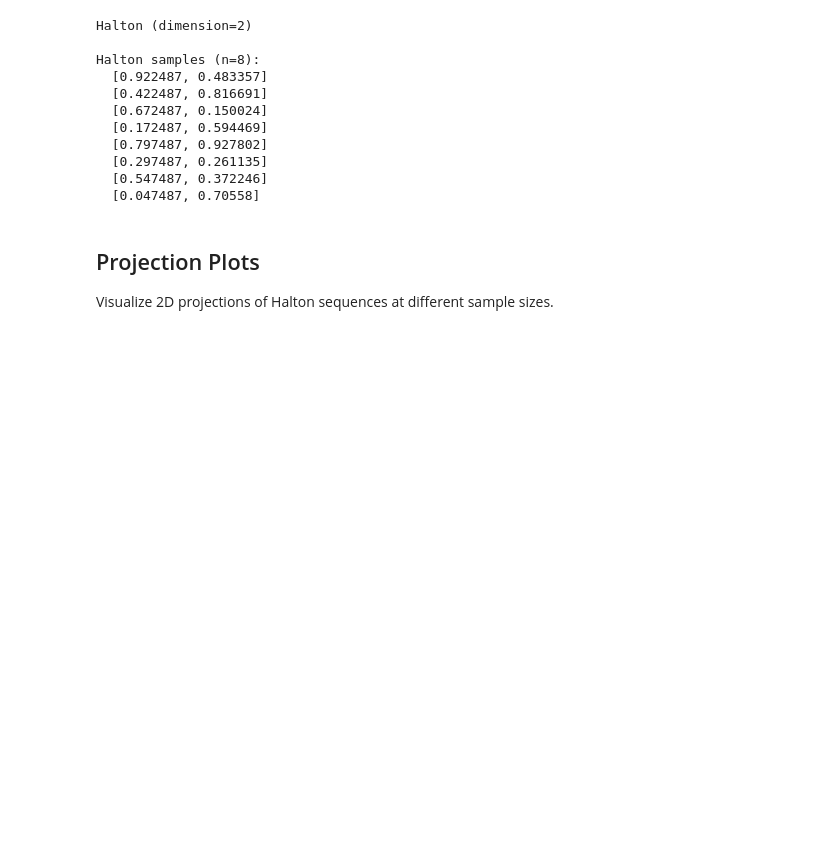
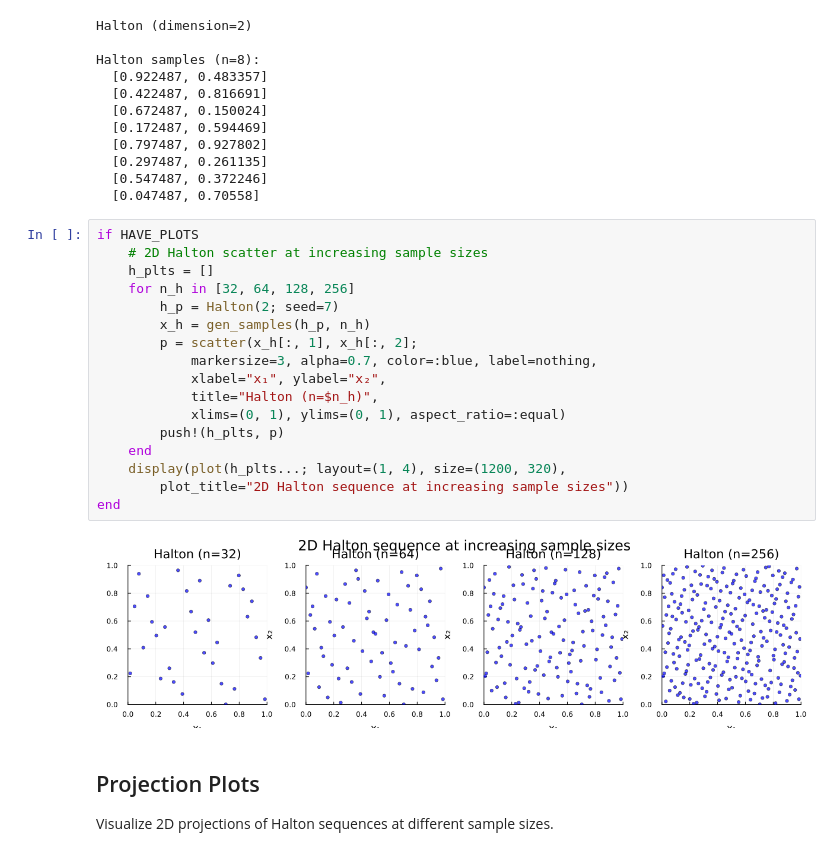
Before and after one commit to QMCSoftware/QMC.jl, a Jupyter notebook: demos/linear_scrambled_halton.ipynb, the cells around one changed output. Saved outputs shown, nothing was run; the diff lists cells and outputs as text; blank space fills up the shorter version.

```diff
--- a/demos/linear_scrambled_halton.ipynb
+++ b/demos/linear_scrambled_halton.ipynb
@@ -53,6 +56,25 @@ Halton samples (n=8):
   [0.297487, 0.261135]
   [0.547487, 0.372246]
   [0.047487, 0.70558]
+# %%
+if HAVE_PLOTS
+    # 2D Halton scatter at increasing sample sizes
+    h_plts = []
+    for n_h in [32, 64, 128, 256]
+        h_p = Halton(2; seed=7)
+        x_h = gen_samples(h_p, n_h)
+        p = scatter(x_h[:, 1], x_h[:, 2];
+            markersize=3, alpha=0.7, color=:blue, label=nothing,
+            xlabel="x₁", ylabel="x₂",
+            title="Halton (n=$n_h)",
+            xlims=(0, 1), ylims=(0, 1), aspect_ratio=:equal)
+        push!(h_plts, p)
+    end
+    display(plot(h_plts...; layout=(1, 4), size=(1200, 320),
+        plot_title="2D Halton sequence at increasing sample sizes"))
+end
+# %% [output]
+[figure, added]
 # %% [markdown]
 ## Projection Plots
 
```
Also changed, not shown: parts of 6 cells of this notebook, 14 other files.
